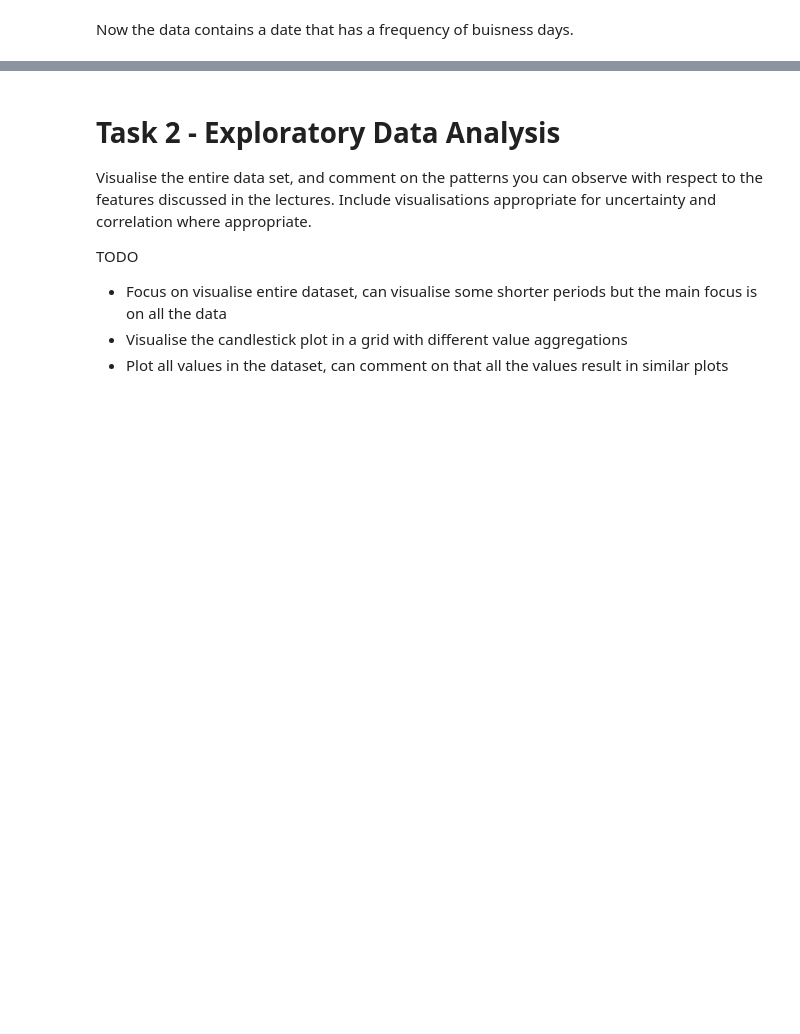
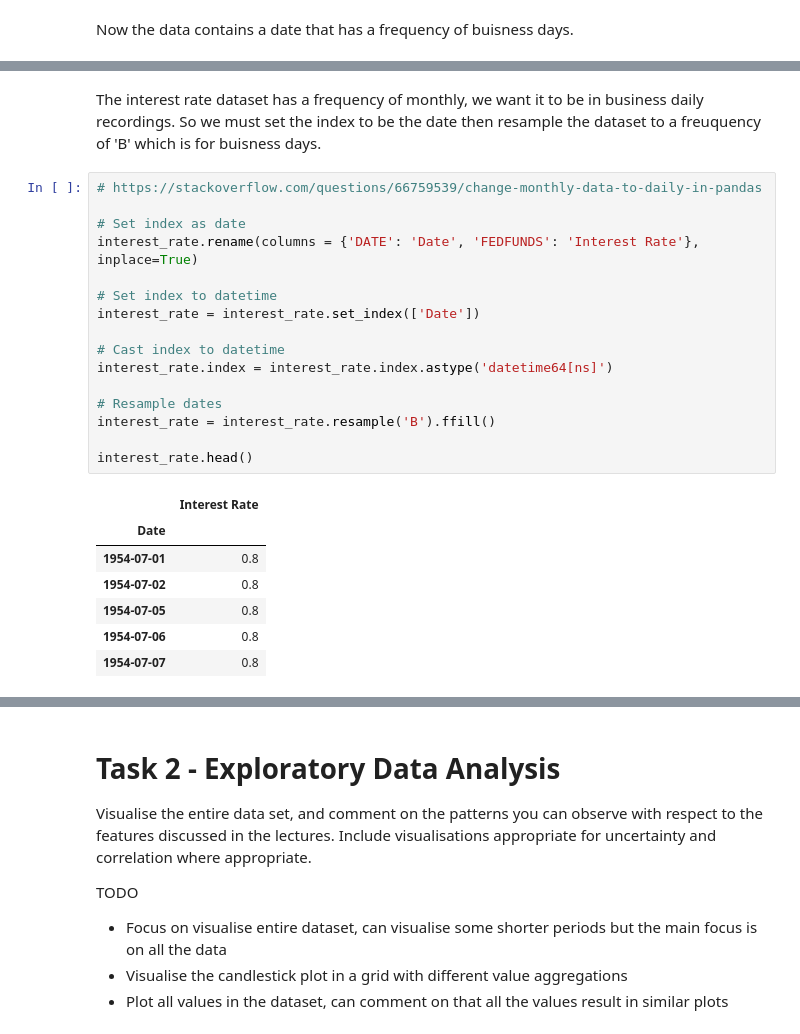
Before and after one commit to JamieKats/data2001-a3, a Jupyter notebook: DATA2001-A3-s4674720.ipynb, the cells around one changed output, grey strips where cells are left out. Cells and saved outputs as stored; diff of their text form; blank space fills up the shorter version.

```diff
--- a/DATA2001-A3-s4674720.ipynb
+++ b/DATA2001-A3-s4674720.ipynb
@@ -163,0 +198,26 @@ Now the data contains a date that has a frequency of buisness days.
+# %% [markdown]
+The interest rate dataset has a frequency of monthly, we want it to be in business daily recordings. So we must set the index to be the date then resample the dataset to a freuquency of 'B' which is for buisness days.
+# %%
+# https://stackoverflow.com/questions/66759539/change-monthly-data-to-daily-in-pandas
+
+# Set index as date
+interest_rate.rename(columns = {'DATE': 'Date', 'FEDFUNDS': 'Interest Rate'}, inplace=True)
+
+# Set index to datetime
+interest_rate = interest_rate.set_index(['Date'])
+
+# Cast index to datetime
+interest_rate.index = interest_rate.index.astype('datetime64[ns]')
+
+# Resample dates
+interest_rate = interest_rate.resample('B').ffill()
+
+interest_rate.head()
+# %% [output]
+|  | Interest Rate |
+| Date |  |
+| 1954-07-01 | 0.8 |
+| 1954-07-02 | 0.8 |
+| 1954-07-05 | 0.8 |
+| 1954-07-06 | 0.8 |
+| 1954-07-07 | 0.8 |
```
Also changed, not shown: parts of 10 cells of this notebook, 1 other file.
